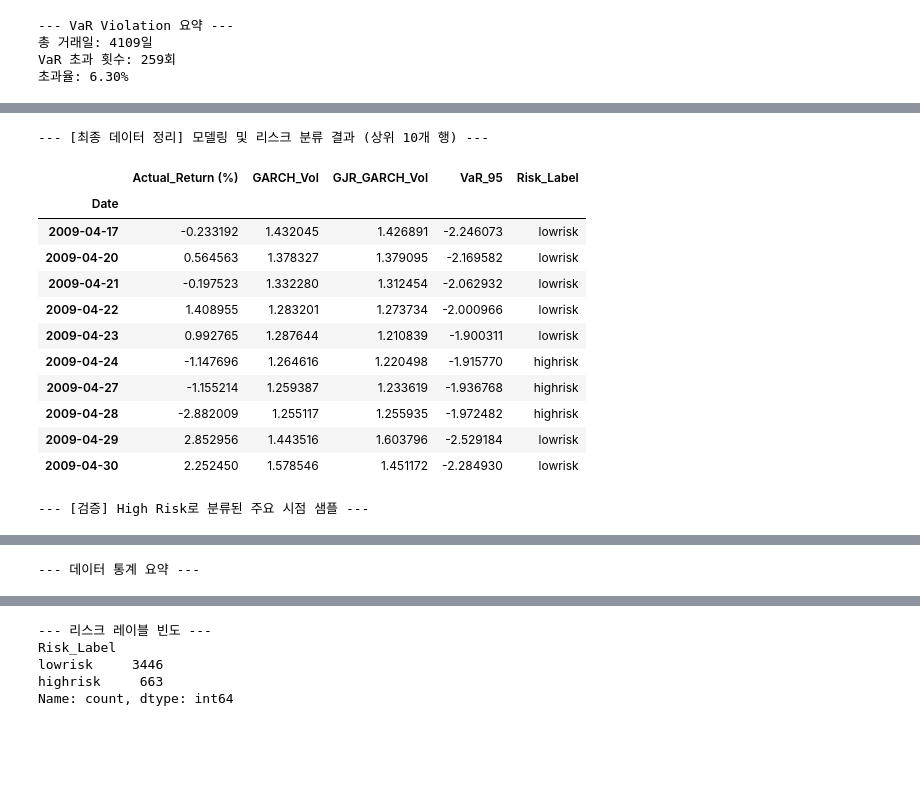
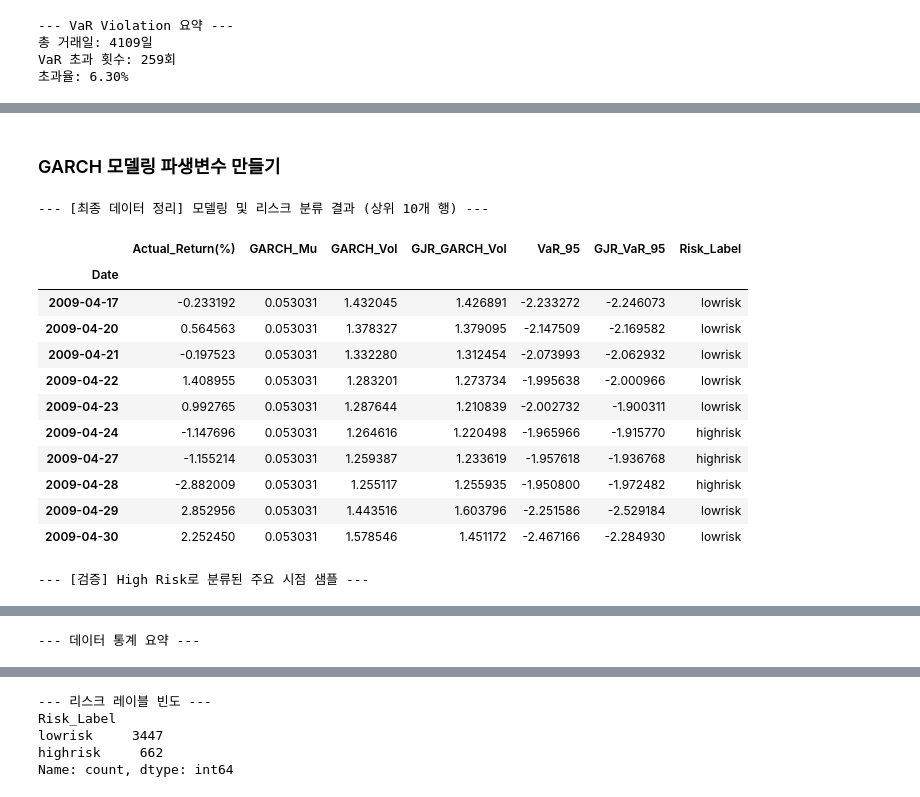
Before and after one commit to Dooman-cloud/TS-RL---, a Jupyter notebook: notebooks/experiments/ex_GJR-GARCH,Threshold.ipynb, the cells around one changed output, grey strips where cells are left out. Saved outputs shown, nothing was run; the diff lists cells and outputs as text; code cells hidden in the pictures; blank space fills up the shorter version.

```diff
--- a/notebooks/experiments/ex_GJR-GARCH,Threshold.ipynb
+++ b/notebooks/experiments/ex_GJR-GARCH,Threshold.ipynb
@@ -575,15 +551,6 @@ VaR 초과 횟수: 259회
 # %%
 # 1. Threshold 설정 (@ 찬재 VaR 위반한 returns 중 최댓값)
 # returns와 var_series 인덱스 맞추기
-tmp = pd.concat([returns.rename("return"), var_series.rename("VaR")], axis=1).dropna()
-
-# 논문식 threshold c:
-# 실제 수익률이 VaR보다 작은(= VaR violation) 날들만 추출
-violations = tmp.loc[tmp["return"] < tmp["VaR"], "return"]
-
-# 그중 최댓값 = least negative return among violations
-threshold = violations.max()
-
-print("threshold c:", threshold)
-print("number of violations used:", len(violations))
+tmp = pd.concat([returns.rename("return"), gjr_var_series.rename("gjr-VaR")], axis=1).dropna()
+tmp.head()
 # %% [output]
@@ -657,0 +564,12 @@ High Risk 비중: 16.14%
+# %%
+#train/validation/test를 5:3:2로 나누기
+total_len = len(tmp)
+train_end = int(total_len * 0.5)
+val_end = int(total_len * 0.8)
+train_data = tmp.iloc[:train_end]
+val_data = tmp.iloc[train_end:val_end]
+test_data = tmp.iloc[val_end:]
+# %%
+#train set에서 VaR보다 작은 값중에 가장 큰 것을 threshold로 설정
+threshold = train_data[train_data['return'] < train_data['gjr-VaR']]['return'].max()
+threshold
@@ -657,0 +666,4 @@ High Risk 비중: 16.14%
+# %%
+#train, validation,test 데이터셋 다시 합치기
+final_data = pd.concat([train_data, val_data, test_data]).sort_index()
+final_data.head()
@@ -658,41 +678,46 @@ High Risk 비중: 16.14%
+# %% [markdown]
+### GARCH 모델링 파생변수 만들기
 # %%
 #최종 데이터 [로그 수익률, GARCH 값, GJR-GARCH 값, VAR_95, Classification label]
-
+#
 # 1. 모든 분석 결과 데이터 통합 (GARCH, GJR-GARCH, VaR, Labels)
 final_analysis_df = pd.DataFrame({
-    'Actual_Return (%)': returns,
+    'Actual_Return(%)': returns,
+    'GARCH_Mu': best_garch_res.params.get('mu', 0.0),
     'GARCH_Vol': best_garch_res.conditional_volatility,
     'GJR_GARCH_Vol': best_gjr_res.conditional_volatility,
-    'VaR_95': var_series,
-    'Risk_Label': risk_labels
+    'VaR_95' : garch_var_series,
+    'GJR_VaR_95': gjr_var_series,
+    'Risk_Label': final_data['Risk_Label']
+
 })
 
 # 2. 최종 데이터 확인
 print("--- [최종 데이터 정리] 모델링 및 리스크 분류 결과 (상위 10개 행) ---")
 display(final_analysis_df.head(10))
 
 print("\n--- [검증] High Risk로 분류된 주요 시점 샘플 ---")
 display(final_analysis_df[final_analysis_df['Risk_Label'] == 'highrisk'].head(10))
 
 # 3. 전체 데이터 통계 요약
 print("\n--- 데이터 통계 요약 ---")
 display(final_analysis_df.describe())
 
 # 4. 리스크 레이블 분포
 print("\n--- 리스크 레이블 빈도 ---")
 print(final_analysis_df['Risk_Label'].value_counts())
 # %% [output]
 --- [최종 데이터 정리] 모델링 및 리스크 분류 결과 (상위 10개 행) ---
-|  | Actual_Return (%) | GARCH_Vol | GJR_GARCH_Vol | VaR_95 | Risk_Label |
-| Date |  |  |  |  |  |
-| 2009-04-17 | -0.233192 | 1.432045 | 1.426891 | -2.246073 | lowrisk |
-| 2009-04-20 | 0.564563 | 1.378327 | 1.379095 | -2.169582 | lowrisk |
-| 2009-04-21 | -0.197523 | 1.332280 | 1.312454 | -2.062932 | lowrisk |
-| 2009-04-22 | 1.408955 | 1.283201 | 1.273734 | -2.000966 | lowrisk |
-| 2009-04-23 | 0.992765 | 1.287644 | 1.210839 | -1.900311 | lowrisk |
-| 2009-04-24 | -1.147696 | 1.264616 | 1.220498 | -1.915770 | highrisk |
-| 2009-04-27 | -1.155214 | 1.259387 | 1.233619 | -1.936768 | highrisk |
-| 2009-04-28 | -2.882009 | 1.255117 | 1.255935 | -1.972482 | highrisk |
-| 2009-04-29 | 2.852956 | 1.443516 | 1.603796 | -2.529184 | lowrisk |
-| 2009-04-30 | 2.252450 | 1.578546 | 1.451172 | -2.284930 | lowrisk |
+|  | Actual_Return(%) | GARCH_Mu | GARCH_Vol | GJR_GARCH_Vol | VaR_95 | GJR_VaR_95 | Risk_Label |
+| Date |  |  |  |  |  |  |  |
+| 2009-04-17 | -0.233192 | 0.053031 | 1.432045 | 1.426891 | -2.233272 | -2.246073 | lowrisk |
+| 2009-04-20 | 0.564563 | 0.053031 | 1.378327 | 1.379095 | -2.147509 | -2.169582 | lowrisk |
+| 2009-04-21 | -0.197523 | 0.053031 | 1.332280 | 1.312454 | -2.073993 | -2.062932 | lowrisk |
+| 2009-04-22 | 1.408955 | 0.053031 | 1.283201 | 1.273734 | -1.995638 | -2.000966 | lowrisk |
+| 2009-04-23 | 0.992765 | 0.053031 | 1.287644 | 1.210839 | -2.002732 | -1.900311 | lowrisk |
+| 2009-04-24 | -1.147696 | 0.053031 | 1.264616 | 1.220498 | -1.965966 | -1.915770 | highrisk |
+| 2009-04-27 | -1.155214 | 0.053031 | 1.259387 | 1.233619 | -1.957618 | -1.936768 | highrisk |
+| 2009-04-28 | -2.882009 | 0.053031 | 1.255117 | 1.255935 | -1.950800 | -1.972482 | highrisk |
+| 2009-04-29 | 2.852956 | 0.053031 | 1.443516 | 1.603796 | -2.251586 | -2.529184 | lowrisk |
+| 2009-04-30 | 2.252450 | 0.053031 | 1.578546 | 1.451172 | -2.467166 | -2.284930 | lowrisk |
 --- [검증] High Risk로 분류된 주요 시점 샘플 ---
@@ -721,6 +746,6 @@ print(final_analysis_df['Risk_Label'].value_counts())
 --- 리스크 레이블 빈도 ---
 Risk_Label
-lowrisk     3446
-highrisk     663
+lowrisk     3447
+highrisk     662
 Name: count, dtype: int64
 # %%
```
Also changed, not shown: parts of 27 cells of this notebook, 9 other files.
